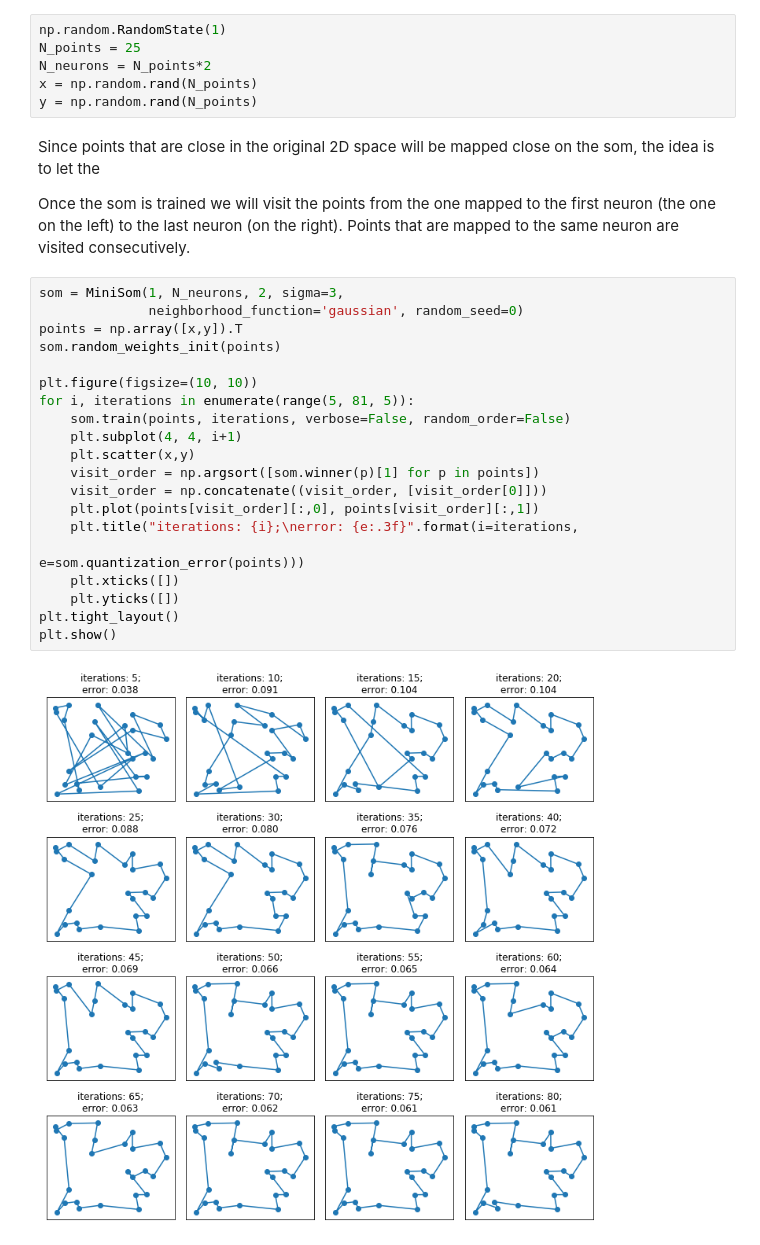
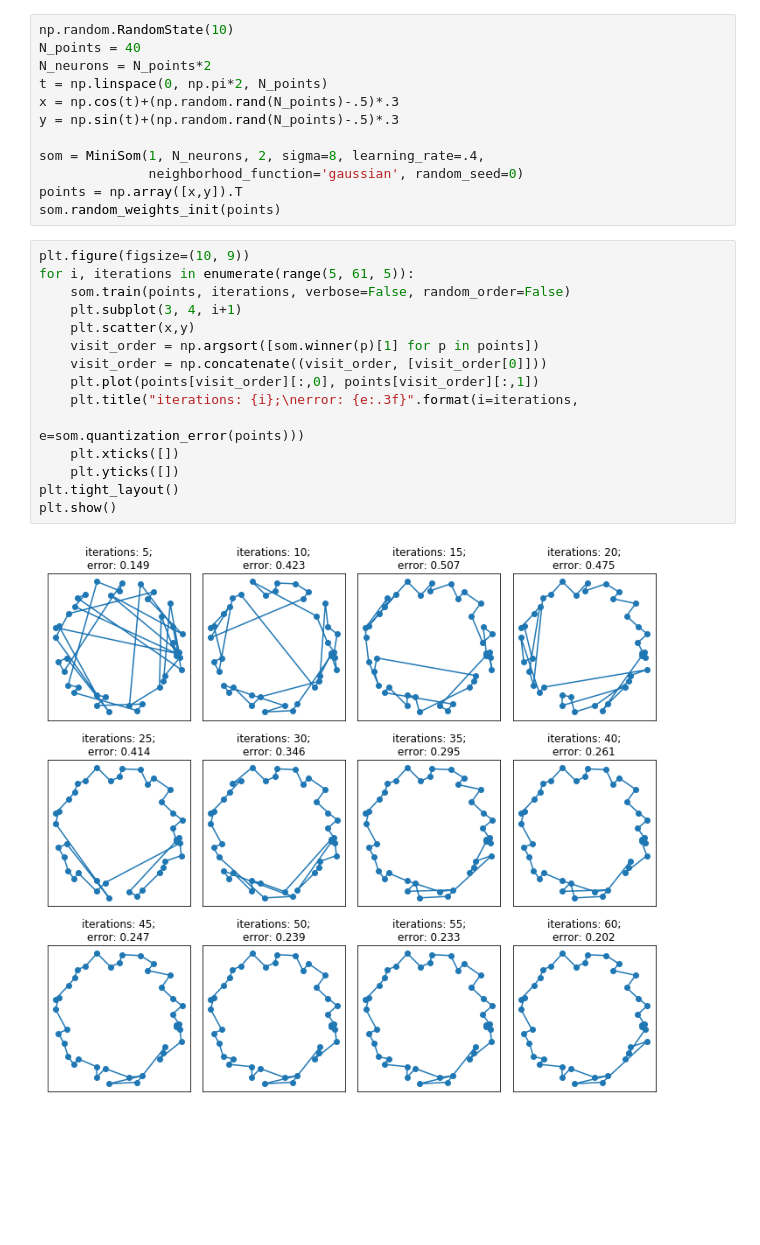
Before and after one commit to JustGlowing/minisom, a Jupyter notebook: examples/TravellingSalesmanProblem.ipynb, the cells around one changed output. Saved outputs shown, nothing was run; the diff lists cells and outputs as text; blank space fills up the shorter version.

```diff
--- a/examples/TravellingSalesmanProblem.ipynb
+++ b/examples/TravellingSalesmanProblem.ipynb
@@ -9,33 +8,30 @@ from matplotlib.gridspec import GridSpec
 %matplotlib inline
-# %%
-np.random.RandomState(1)
-N_points = 25
-N_neurons = N_points*2
-x = np.random.rand(N_points)
-y = np.random.rand(N_points)
-# %% [markdown]
-Since points that are close in the original 2D space will be mapped close on the som, the idea is to let the
-
-Once the som is trained we will visit the points from the one mapped to the first neuron (the one on the left) to the last neuron (on the right). Points that are mapped to the same neuron are visited consecutively.
+# %%
+np.random.RandomState(10)
+N_points = 40
+N_neurons = N_points*2
+t = np.linspace(0, np.pi*2, N_points)
+x = np.cos(t)+(np.random.rand(N_points)-.5)*.3
+y = np.sin(t)+(np.random.rand(N_points)-.5)*.3
+
+som = MiniSom(1, N_neurons, 2, sigma=8, learning_rate=.4,
+              neighborhood_function='gaussian', random_seed=0)
+points = np.array([x,y]).T
+som.random_weights_init(points)
 # %%
-som = MiniSom(1, N_neurons, 2, sigma=3,
-              neighborhood_function='gaussian', random_seed=0)
-points = np.array([x,y]).T
-som.random_weights_init(points)
-
-plt.figure(figsize=(10, 10))
-for i, iterations in enumerate(range(5, 81, 5)):
+plt.figure(figsize=(10, 9))
+for i, iterations in enumerate(range(5, 61, 5)):
     som.train(points, iterations, verbose=False, random_order=False)
-    plt.subplot(4, 4, i+1)
+    plt.subplot(3, 4, i+1)
     plt.scatter(x,y)
     visit_order = np.argsort([som.winner(p)[1] for p in points])
     visit_order = np.concatenate((visit_order, [visit_order[0]]))
     plt.plot(points[visit_order][:,0], points[visit_order][:,1])
     plt.title("iterations: {i};\nerror: {e:.3f}".format(i=iterations,
                                                         e=som.quantization_error(points)))
     plt.xticks([])
     plt.yticks([])
 plt.tight_layout()
 plt.show()
 # %% [output]
-[figure, old version]
+[figure, new version]
```
Also changed, not shown: parts of 2 cells of this notebook, 2 other files.
